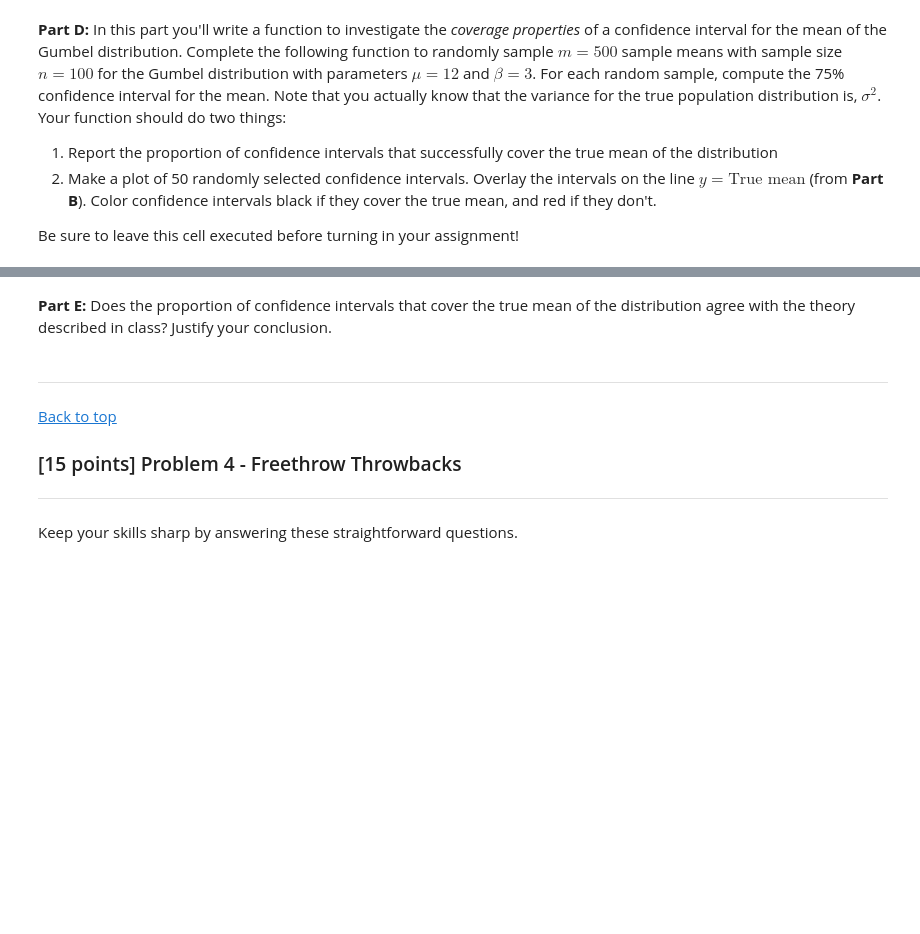
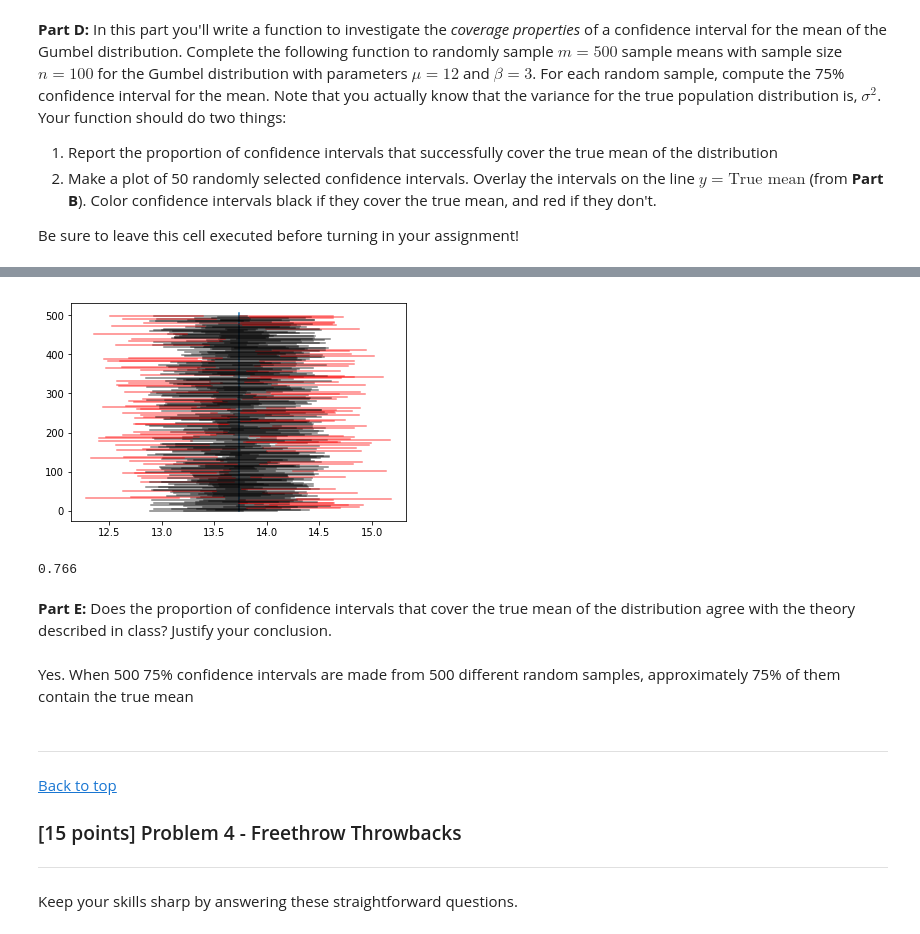
Before and after one commit to MugBergerFries/DataSci, a Jupyter notebook: HW4/Homework4_Berger_Sam.ipynb, the cells around one changed output, grey strips where cells are left out. Drawn from its saved outputs; the diff is of its cells as text; code cells hidden in the pictures; blank space fills up the shorter version.

```diff
--- a/HW4/Homework4_Berger_Sam.ipynb
+++ b/HW4/Homework4_Berger_Sam.ipynb
@@ -311,5 +316,33 @@ IndentationError: expected an indented block (<ipython-input-130-a5a0390da5a2>,
+# %%
+def confidence_intervals(m=500, n=100):
+    mu = 12
+    beta = 3
+    n_sample = n
+    true_mean = 12 + 3 * np.euler_gamma
+    correct = 0
+    plt.plot([true_mean, true_mean], [0, 505])
+    for i in range(m):
+        x = stats.gumbel_r.rvs(loc=mu, scale=beta, size=n_sample)
+        low = x.mean() - (1.15035 * math.pi * math.sqrt(3/2))/10
+        high = x.mean() + (1.15035 * math.pi * math.sqrt(3/2))/10
+        if (low <= true_mean <= high):
+            correct += 1
+            plt.plot([low, high], [i, i], 'black', alpha=0.5)
+        else:
+            plt.plot([low, high], [i, i], 'red', alpha=0.5)
+    plt.show()
+    print(correct/m)
+
+
+
+confidence_intervals()
+# %% [output]
+[figure, added]
+0.766
 # %% [markdown]
 **Part E:** Does the proportion of confidence intervals that cover the true mean of the distribution agree with the theory described in class?  Justify your conclusion.
+# %% [markdown]
+Yes. When 500 75% confidence intervals are made from 500 different random samples, approximately 75% of them contain the true mean
 # %% [markdown]
 ---
 
```
Also changed, not shown: parts of 11 cells of this notebook, 3 other files.
